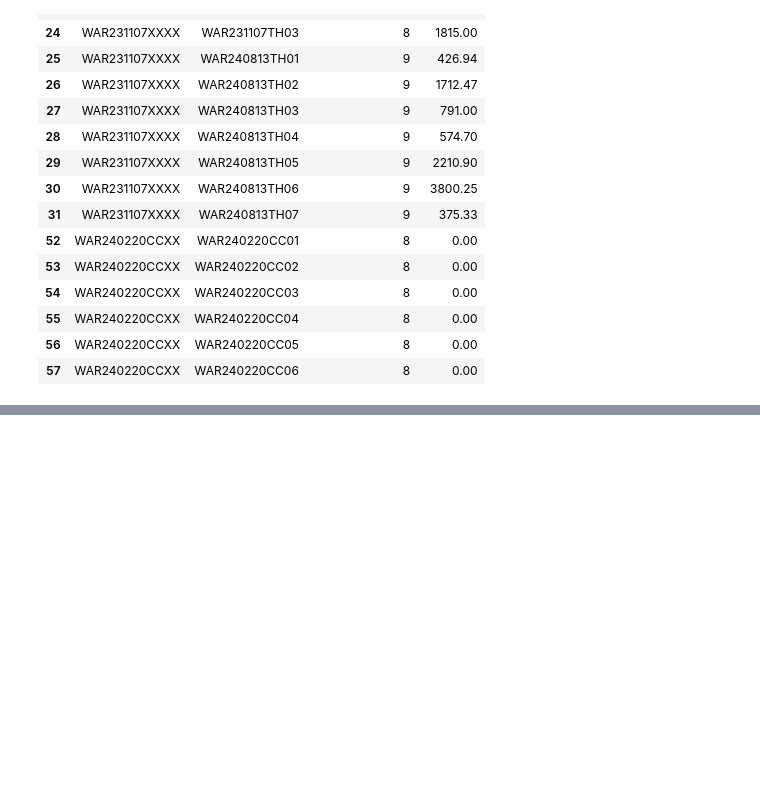
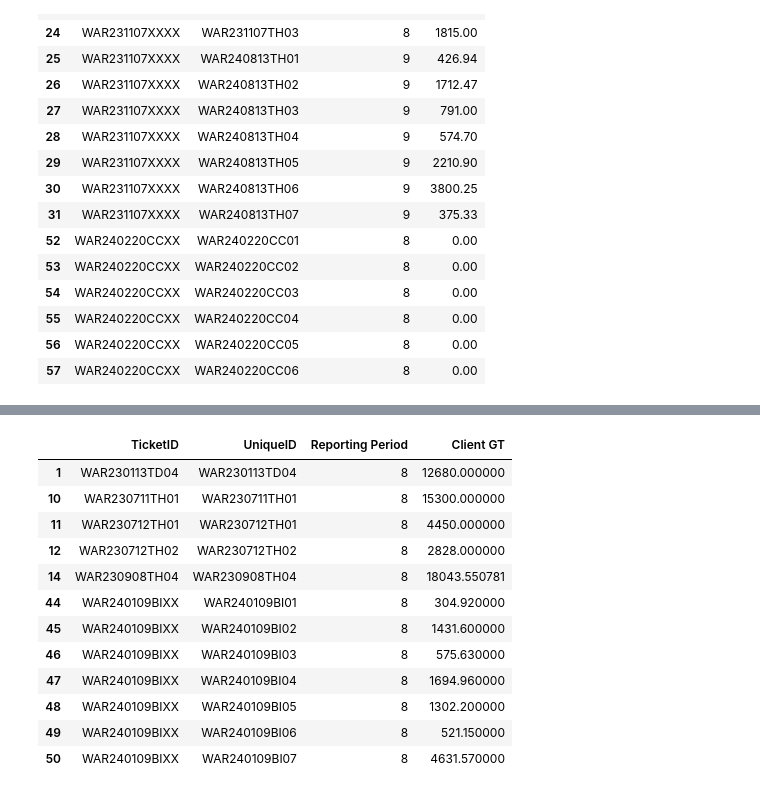
Before and after one commit to BilyBrown/sqlite3-tutorial, a Jupyter notebook: create_war_tables.ipynb, the cells around one changed output, grey strips where cells are left out. Cells and saved outputs as stored; diff of their text form; code cells hidden in the pictures; blank space fills up the shorter version.

```diff
--- a/create_war_tables.ipynb
+++ b/create_war_tables.ipynb
@@ -886,0 +927,16 @@ rp8_compiled_
+# %%
+new_tcs_intake[new_tcs_intake['TicketID'].isin(mergy[mergy['diff'] > 0]['TicketID'].unique().tolist())]
+# %% [output]
+|  | TicketID | UniqueID | Reporting Period | Client GT |
+| 1 | WAR230113TD04 | WAR230113TD04 | 8 | 12680.000000 |
+| 10 | WAR230711TH01 | WAR230711TH01 | 8 | 15300.000000 |
+| 11 | WAR230712TH01 | WAR230712TH01 | 8 | 4450.000000 |
+| 12 | WAR230712TH02 | WAR230712TH02 | 8 | 2828.000000 |
+| 14 | WAR230908TH04 | WAR230908TH04 | 8 | 18043.550781 |
+| 44 | WAR240109BIXX | WAR240109BI01 | 8 | 304.920000 |
+| 45 | WAR240109BIXX | WAR240109BI02 | 8 | 1431.600000 |
+| 46 | WAR240109BIXX | WAR240109BI03 | 8 | 575.630000 |
+| 47 | WAR240109BIXX | WAR240109BI04 | 8 | 1694.960000 |
+| 48 | WAR240109BIXX | WAR240109BI05 | 8 | 1302.200000 |
+| 49 | WAR240109BIXX | WAR240109BI06 | 8 | 521.150000 |
+| 50 | WAR240109BIXX | WAR240109BI07 | 8 | 4631.570000 |
```
Also changed, not shown: parts of 4 cells of this notebook.
